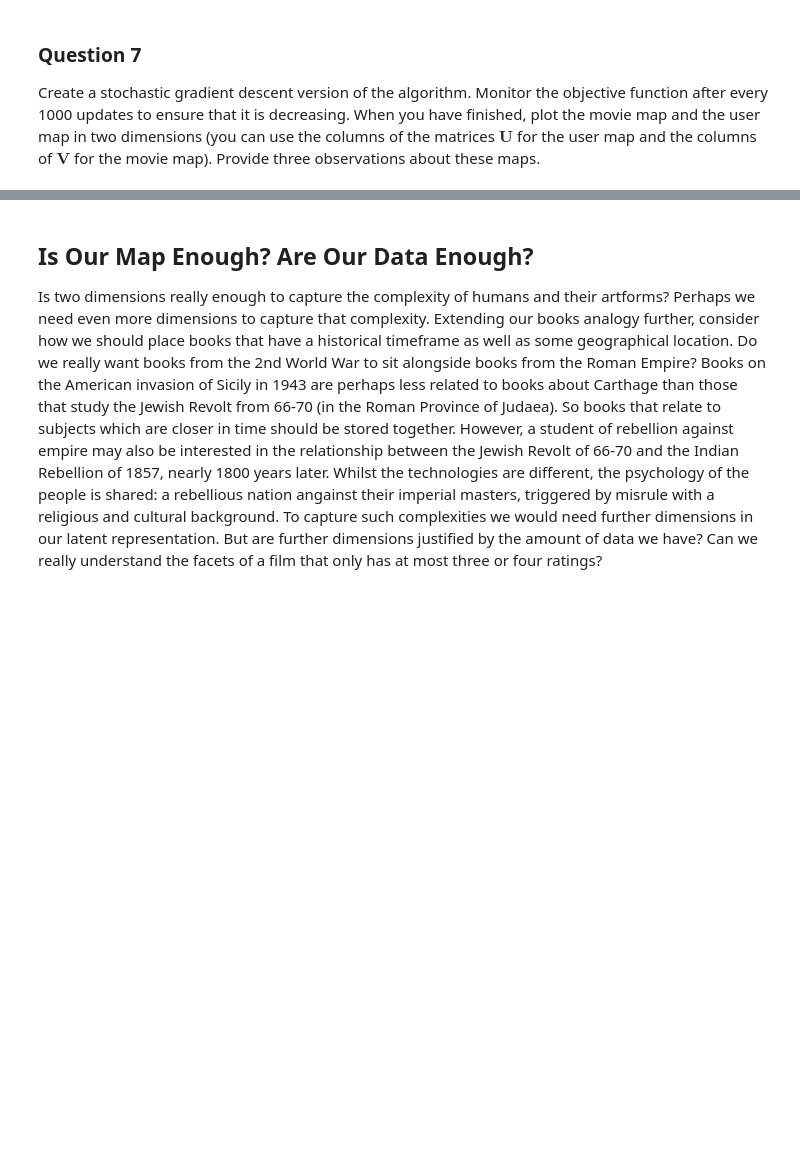
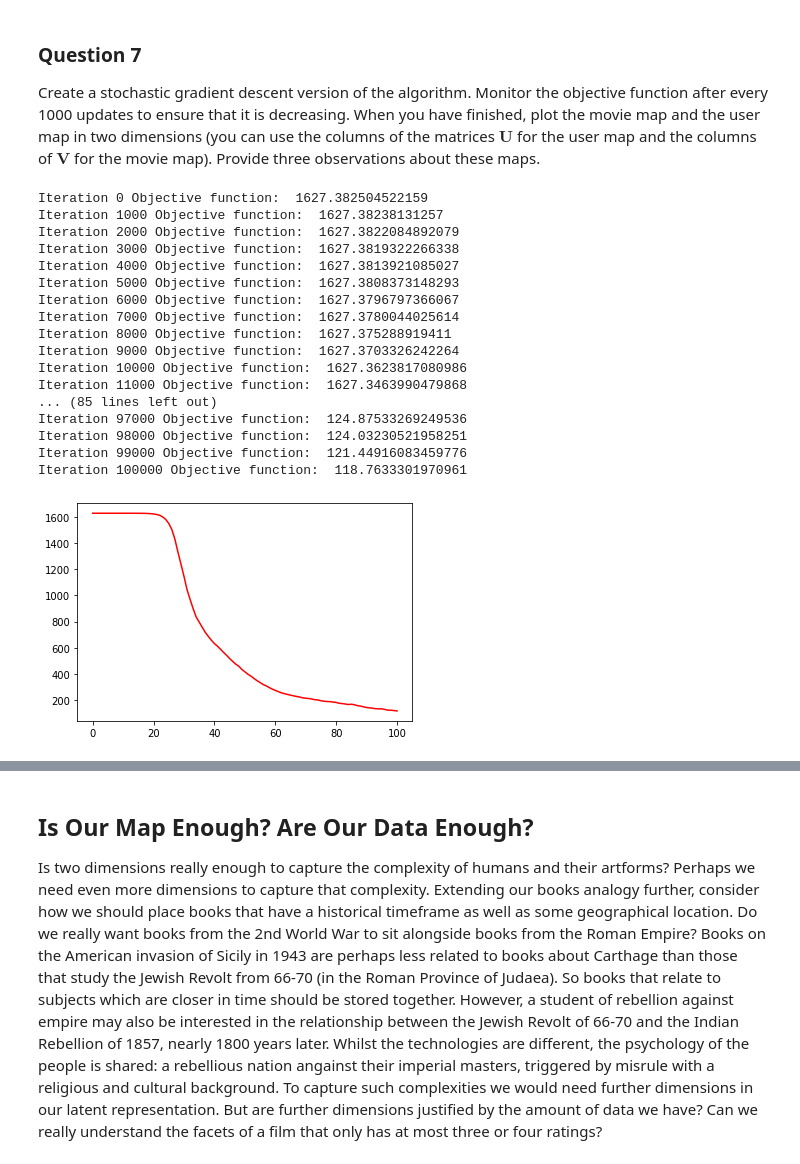
Before and after one commit to Lone5267/MLAI, a Jupyter notebook: Lab 2 - Objective Functions.ipynb, the cells around one changed output, grey strips where cells are left out. Saved outputs shown, nothing was run; the diff lists cells and outputs as text; code cells hidden in the pictures; blank space fills up the shorter version.

```diff
--- a/Lab 2 - Objective Functions.ipynb
+++ b/Lab 2 - Objective Functions.ipynb
@@ -424,9 +428,7 @@ def objective_stochastic_gradient(Y, U, V):
     gV.loc[film] += 2*diff*U.loc[user]
     return gU, gV
 # %%
-def run_stochastic_gradient(iterations, learn_rate):
-    U = pd.DataFrame(np.random.normal(size=(nUsersInExample, q))*0.001, index=my_batch_users)
-    V = pd.DataFrame(np.random.normal(size=(n_movies, q))*0.001, index=indexes_unique_movies)
+def run_stochastic_gradient(iterations, learn_rate, U, V):
     errors = []
     for i in range(iterations):
         gU, gV = objective_stochastic_gradient(Y, U, V)
@@ -452 +452,24 @@ U_s, V_s = run_stochastic_gradient(iterations=100001, learn_rate=0.01)
+# %%
+U = pd.DataFrame(np.random.normal(size=(nUsersInExample, q))*0.001, index=my_batch_users)
+V = pd.DataFrame(np.random.normal(size=(n_movies, q))*0.001, index=indexes_unique_movies)
+U_s, V_s = run_stochastic_gradient(iterations=100001, learn_rate=0.01, U, V)
+# %% [output]
+Iteration 0 Objective function:  1627.382504522159
+Iteration 1000 Objective function:  1627.38238131257
+Iteration 2000 Objective function:  1627.3822084892079
+Iteration 3000 Objective function:  1627.3819322266338
+Iteration 4000 Objective function:  1627.3813921085027
+Iteration 5000 Objective function:  1627.3808373148293
+Iteration 6000 Objective function:  1627.3796797366067
+Iteration 7000 Objective function:  1627.3780044025614
+Iteration 8000 Objective function:  1627.375288919411
+Iteration 9000 Objective function:  1627.3703326242264
+Iteration 10000 Objective function:  1627.3623817080986
+Iteration 11000 Objective function:  1627.3463990479868
+... (85 lines left out)
+Iteration 97000 Objective function:  124.87533269249536
+Iteration 98000 Objective function:  124.03230521958251
+Iteration 99000 Objective function:  121.44916083459776
+Iteration 100000 Objective function:  118.7633301970961
+[figure, added]
 # %%
```
Also changed, not shown: parts of 7 cells of this notebook, 1 other file.
